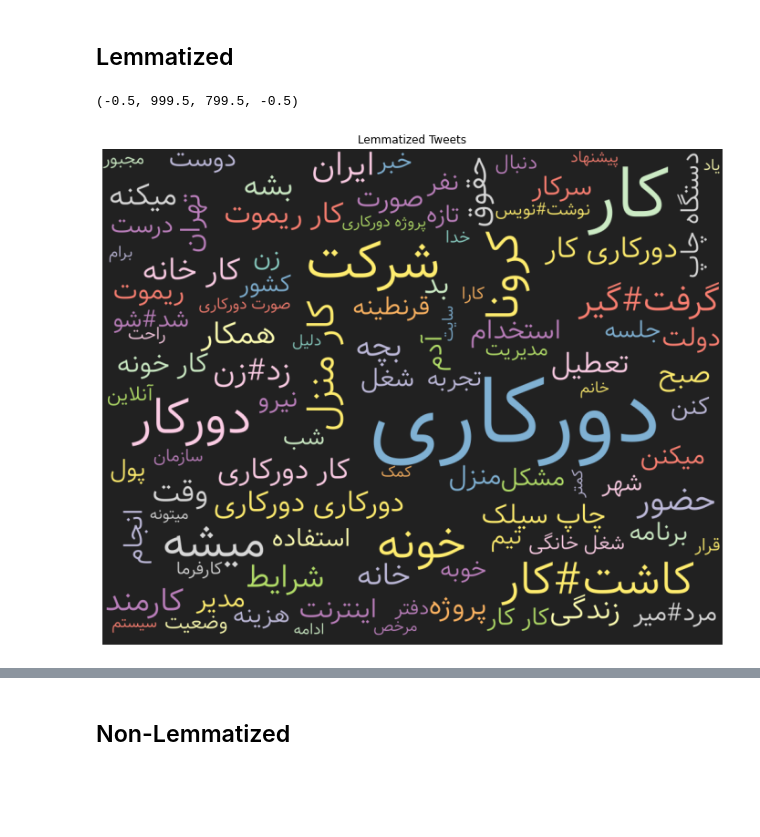
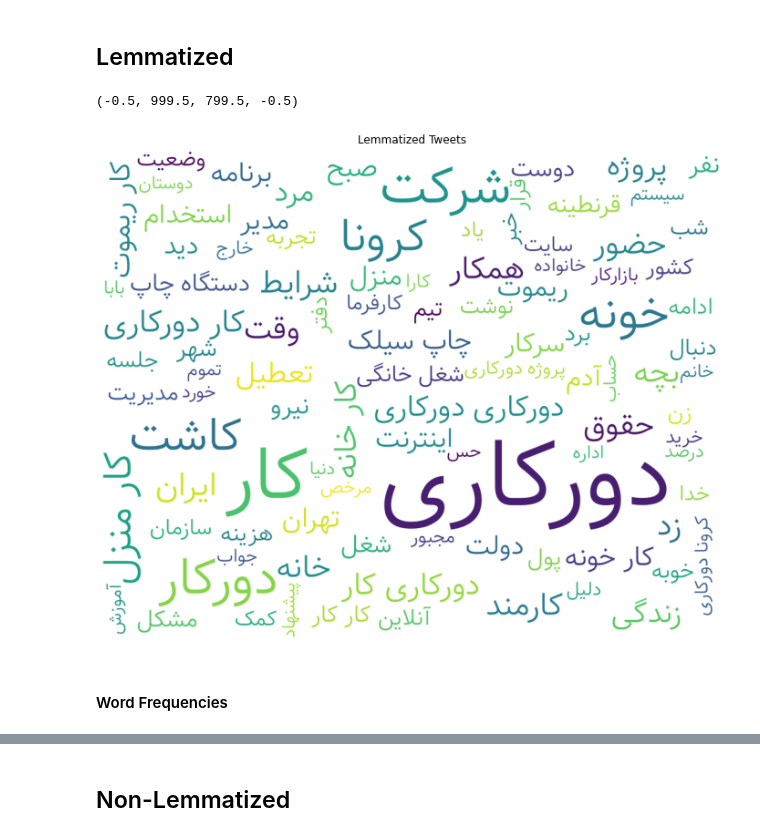
Before and after one commit to tahaShm/remote-work-twitter-analysis, a Jupyter notebook: notebooks/4-Preprocessing.ipynb, the cells around one changed output, grey strips where cells are left out. Cells and saved outputs as stored; diff of their text form; code cells hidden in the pictures; blank space fills up the shorter version.

```diff
--- a/notebooks/4-Preprocessing.ipynb
+++ b/notebooks/4-Preprocessing.ipynb
@@ -113,3 +133,7 @@ useless_chars = re.compile("["
         u"\u2068"
         u"\u2067"
         "]+", flags=re.UNICODE)
+# %%
+pd.options.display.max_colwidth = 500
+t = tweets_df.loc[[7]].tweet
+print(t)
@@ -329,19 +424,18 @@ def get_listof_all_tweet_tokens(data_df, col_name):
 # %%
 lemmatized_tweets_words = get_listof_all_tweet_tokens(tweets_df, 'lemmatized_tweet')
 
 plt.figure(figsize=(20,10))
 
-wc = WordCloudFa(background_color="#212121",
+wc = WordCloudFa(background_color="white",
                  no_reshape = True,
                  max_words=100,
-                 colormap='Set3',
                  max_font_size=150,
                  width=1000,
                  height=800)
 wc.generate(" ".join(lemmatized_tweets_words))
 plt.gca().imshow(wc)
 plt.gca().set_title('Lemmatized Tweets', fontdict=dict(size=12))
 plt.gca().axis('off')
 # %% [output]
 (-0.5, 999.5, 799.5, -0.5)
-[figure, old version]
+[figure, new version]
@@ -374,0 +442,2 @@ plt.gca().axis('off')
+# %% [markdown]
+#### Word Frequencies
```
Also changed, not shown: parts of 27 cells of this notebook, 3 other files.
